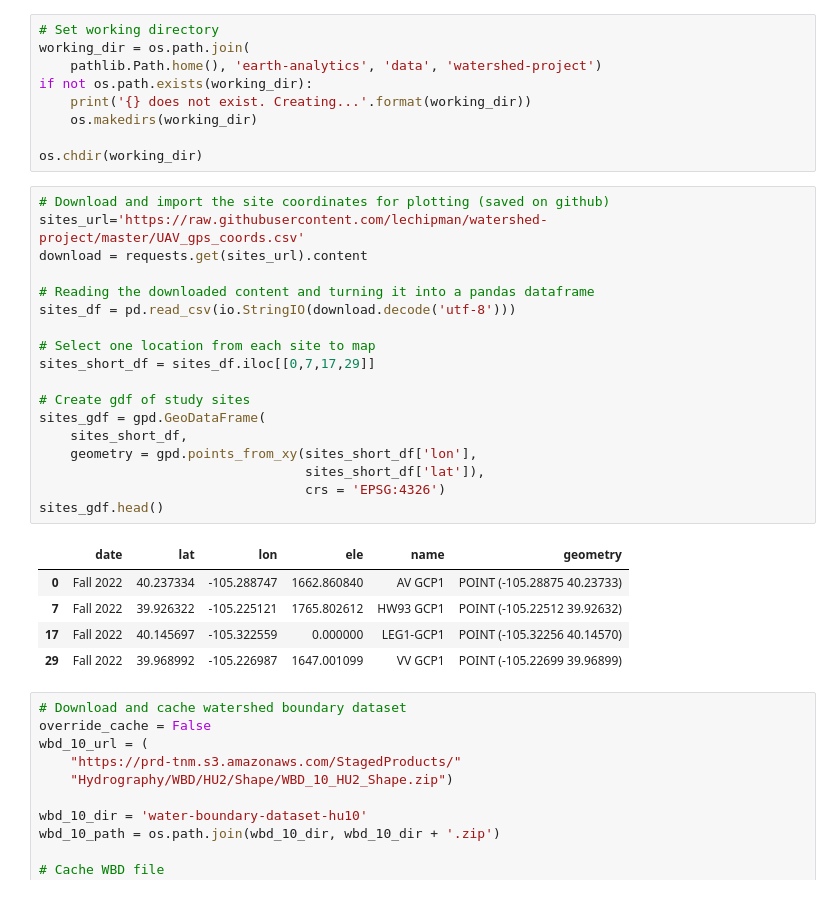
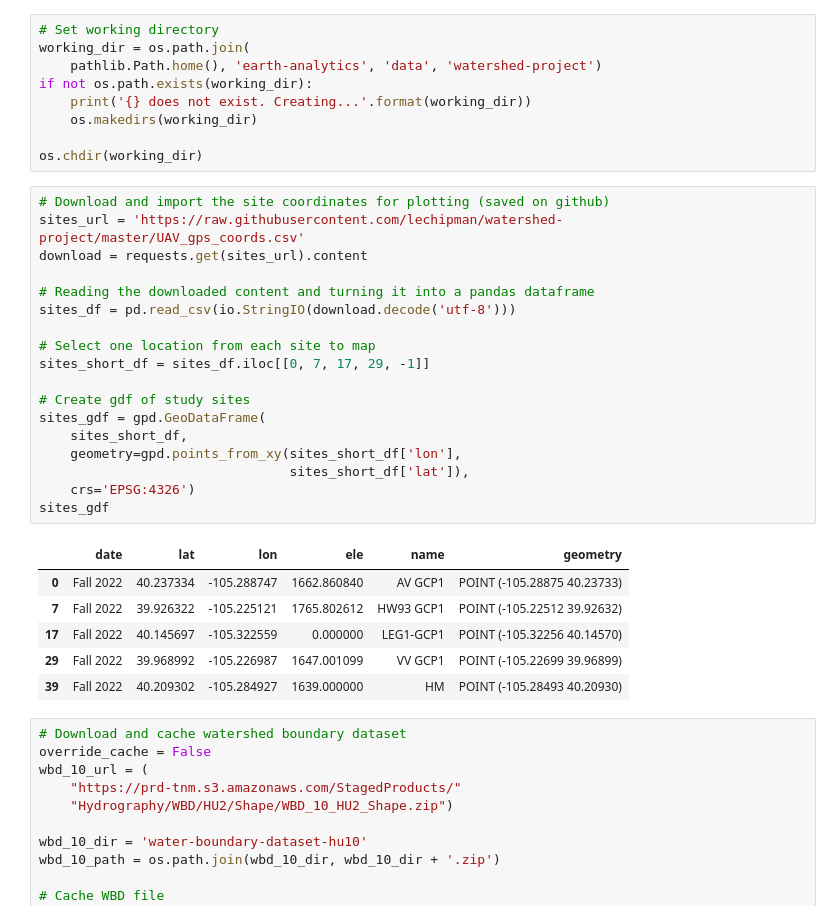
Before and after one commit to lechipman/example-project-repository, a Jupyter notebook: plot_site_map.ipynb, the cells around one changed output. Saved outputs shown, nothing was run; the diff lists cells and outputs as text.

Commit message:
Adding final version of spring project

```diff
--- a/plot_site_map.ipynb
+++ b/plot_site_map.ipynb
@@ -21,28 +21,29 @@ if not os.path.exists(working_dir):
 os.chdir(working_dir)
 # %%
 # Download and import the site coordinates for plotting (saved on github)
-sites_url='https://raw.githubusercontent.com/lechipman/watershed-project/master/UAV_gps_coords.csv'
+sites_url = 'https://raw.githubusercontent.com/lechipman/watershed-project/master/UAV_gps_coords.csv'
 download = requests.get(sites_url).content
 
 # Reading the downloaded content and turning it into a pandas dataframe
 sites_df = pd.read_csv(io.StringIO(download.decode('utf-8')))
 
 # Select one location from each site to map
-sites_short_df = sites_df.iloc[[0,7,17,29]]
+sites_short_df = sites_df.iloc[[0, 7, 17, 29, -1]]
 
 # Create gdf of study sites
 sites_gdf = gpd.GeoDataFrame(
     sites_short_df,
-    geometry = gpd.points_from_xy(sites_short_df['lon'],
-                                  sites_short_df['lat']),
-                                  crs = 'EPSG:4326')
-sites_gdf.head()
+    geometry=gpd.points_from_xy(sites_short_df['lon'],
+                                sites_short_df['lat']),
+    crs='EPSG:4326')
+sites_gdf
 # %% [output]
 |  | date | lat | lon | ele | name | geometry |
 | 0 | Fall 2022 | 40.237334 | -105.288747 | 1662.860840 | AV GCP1 | POINT (-105.28875 40.23733) |
 | 7 | Fall 2022 | 39.926322 | -105.225121 | 1765.802612 | HW93 GCP1 | POINT (-105.22512 39.92632) |
 | 17 | Fall 2022 | 40.145697 | -105.322559 | 0.000000 | LEG1-GCP1 | POINT (-105.32256 40.14570) |
 | 29 | Fall 2022 | 39.968992 | -105.226987 | 1647.001099 | VV GCP1 | POINT (-105.22699 39.96899) |
+| 39 | Fall 2022 | 40.209302 | -105.284927 | 1639.000000 | HM | POINT (-105.28493 40.20930) |
 # %%
 # Download and cache watershed boundary dataset
 override_cache = False
```
Also changed, not shown: parts of 4 cells of this notebook, 4 other files.
